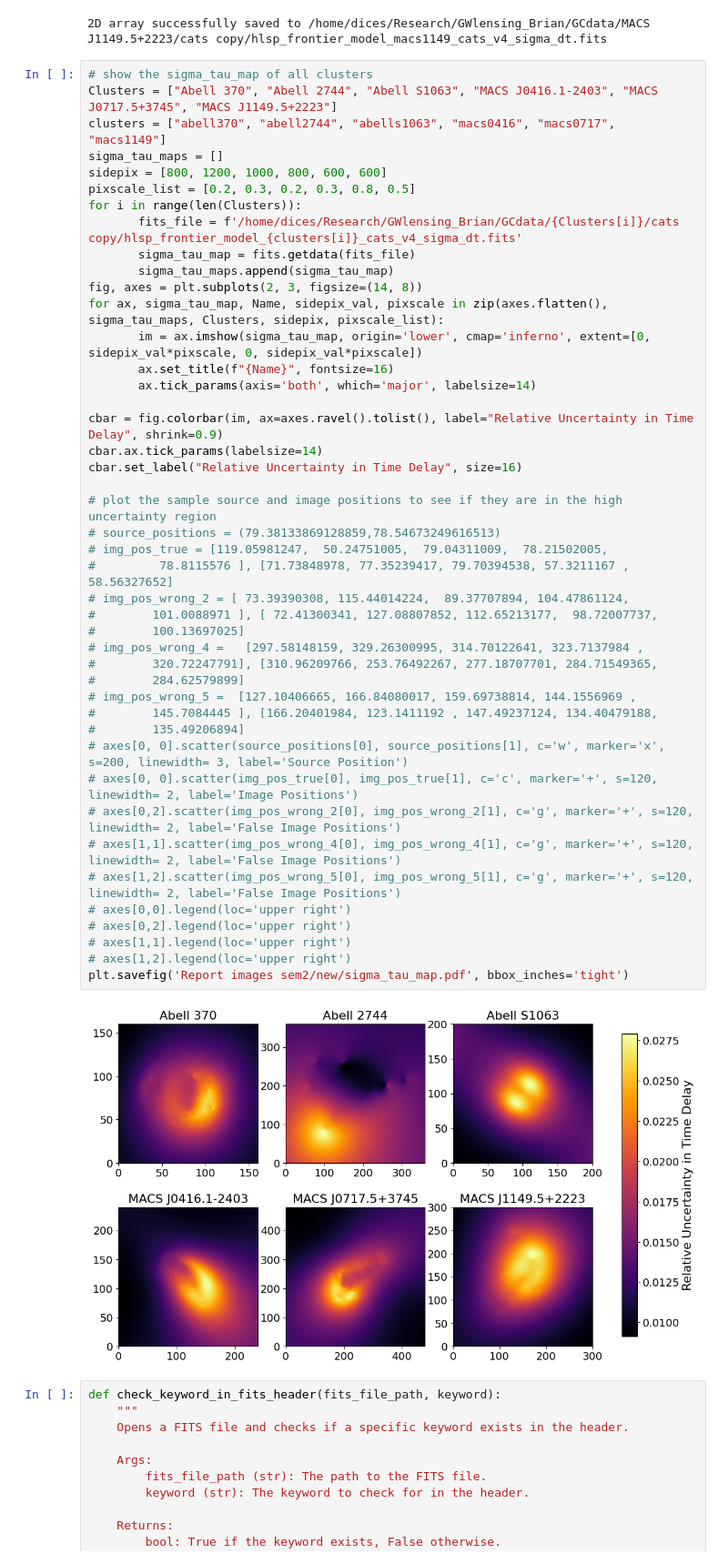
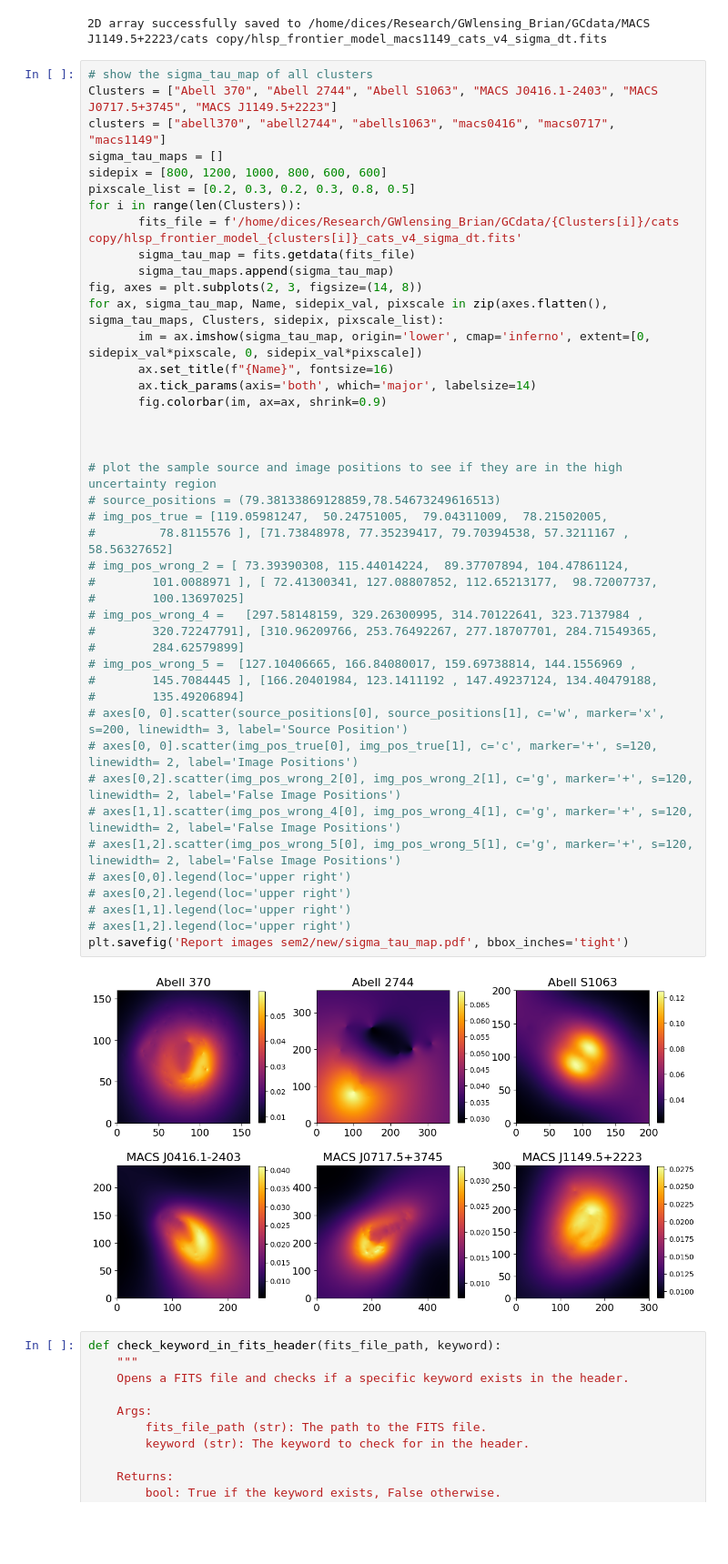
Before and after one commit to diceandcats/GWlensing_Brian, a Jupyter notebook: uncertainty.ipynb, the cells around one changed output. Shown at 91% size. Saved outputs shown, nothing was run; the diff lists cells and outputs as text; blank space fills up the shorter version.

```diff
--- a/uncertainty.ipynb
+++ b/uncertainty.ipynb
@@ -375,37 +375,36 @@ fig, axes = plt.subplots(2, 3, figsize=(14, 8))
 for ax, sigma_tau_map, Name, sidepix_val, pixscale in zip(axes.flatten(), sigma_tau_maps, Clusters, sidepix, pixscale_list):
        im = ax.imshow(sigma_tau_map, origin='lower', cmap='inferno', extent=[0, sidepix_val*pixscale, 0, sidepix_val*pixscale])
        ax.set_title(f"{Name}", fontsize=16)
        ax.tick_params(axis='both', which='major', labelsize=14)
+       fig.colorbar(im, ax=ax, shrink=0.9)
 
-cbar = fig.colorbar(im, ax=axes.ravel().tolist(), label="Relative Uncertainty in Time Delay", shrink=0.9)
-cbar.ax.tick_params(labelsize=14)
-cbar.set_label("Relative Uncertainty in Time Delay", size=16)
+
 
 # plot the sample source and image positions to see if they are in the high uncertainty region
 # source_positions = (79.38133869128859,78.54673249616513)
 # img_pos_true = [119.05981247,  50.24751005,  79.04311009,  78.21502005,
 #         78.8115576 ], [71.73848978, 77.35239417, 79.70394538, 57.3211167 , 58.56327652]
 # img_pos_wrong_2 = [ 73.39390308, 115.44014224,  89.37707894, 104.47861124,
 #        101.0088971 ], [ 72.41300341, 127.08807852, 112.65213177,  98.72007737,
 #        100.13697025]
 # img_pos_wrong_4 =   [297.58148159, 329.26300995, 314.70122641, 323.7137984 ,
 #        320.72247791], [310.96209766, 253.76492267, 277.18707701, 284.71549365,
 #        284.62579899]
 # img_pos_wrong_5 =  [127.10406665, 166.84080017, 159.69738814, 144.1556969 ,
 #        145.7084445 ], [166.20401984, 123.1411192 , 147.49237124, 134.40479188,
 #        135.49206894]
 # axes[0, 0].scatter(source_positions[0], source_positions[1], c='w', marker='x', s=200, linewidth= 3, label='Source Position')
 # axes[0, 0].scatter(img_pos_true[0], img_pos_true[1], c='c', marker='+', s=120, linewidth= 2, label='Image Positions')
 # axes[0,2].scatter(img_pos_wrong_2[0], img_pos_wrong_2[1], c='g', marker='+', s=120, linewidth= 2, label='False Image Positions')
 # axes[1,1].scatter(img_pos_wrong_4[0], img_pos_wrong_4[1], c='g', marker='+', s=120, linewidth= 2, label='False Image Positions')
 # axes[1,2].scatter(img_pos_wrong_5[0], img_pos_wrong_5[1], c='g', marker='+', s=120, linewidth= 2, label='False Image Positions')
 # axes[0,0].legend(loc='upper right')
 # axes[0,2].legend(loc='upper right')
 # axes[1,1].legend(loc='upper right')
 # axes[1,2].legend(loc='upper right')
 plt.savefig('Report images sem2/new/sigma_tau_map.pdf', bbox_inches='tight')
 # %% [output]
-[figure, old version]
+[figure, new version]
 # %%
 def check_keyword_in_fits_header(fits_file_path, keyword):
     """
```
Also changed, not shown: 7 other files.
